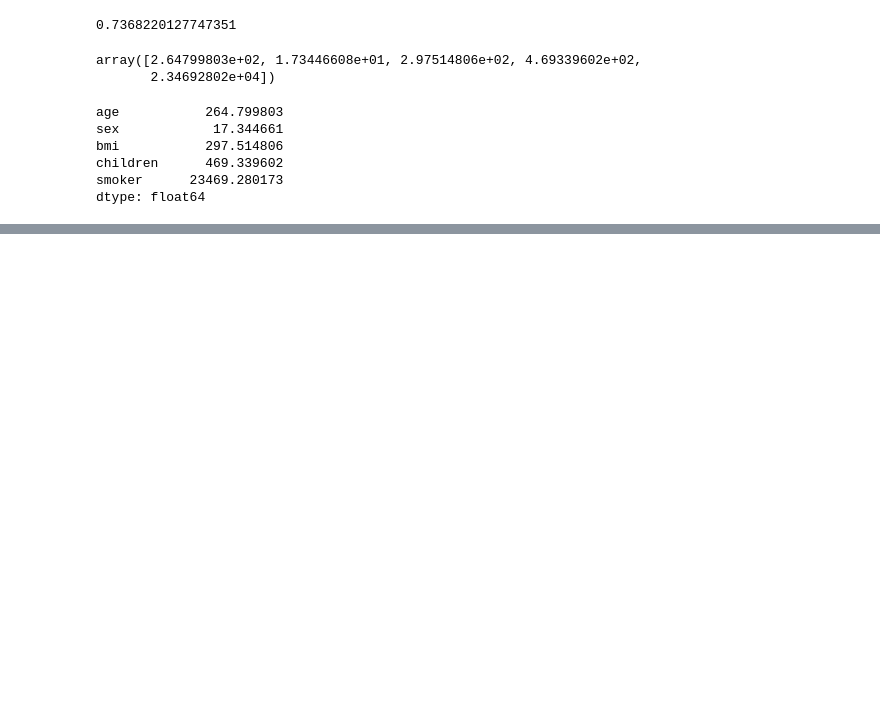
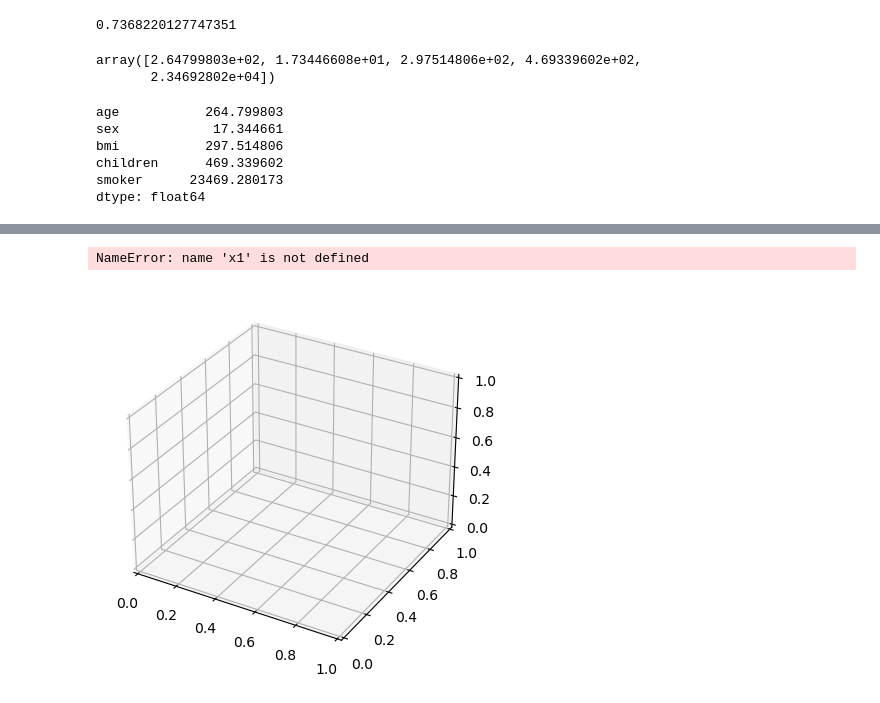
Before and after one commit to haebin-lee/ml-learning, a Jupyter notebook: 04-linear-regression.ipynb, the cells around one changed output, grey strips where cells are left out. Drawn from its saved outputs; the diff is of its cells as text; code cells hidden in the pictures; blank space fills up the shorter version.

```diff
--- a/04.ipynb
+++ b/04-linear-regression.ipynb
@@ -199,0 +202,28 @@ model.intercept_ #y절편
+# %%
+import numpy as np
+import matplotlib.pyplot as plt
+
+# Generating some data for demonstration
+x = np.linspace(0, 10, 100)
+y = 0
+for i in model.coef_ :
+    y += i * np.random.rand(100)
+y += model.intercept_
+
+# Create a 3D plot
+fig = plt.figure()
+ax = fig.add_subplot(111, projection='3d')
+
+# Plot the data points
+ax.scatter(x1, x2, y, color='blue', label='Data Points')
+
+ax.set_xlabel('X1')
+ax.set_ylabel('X2')
+ax.set_zlabel('Y')
+
+plt.title('Multiple Linear Regression')
+plt.legend()
+plt.show()
+# %% [output]
+NameError: name 'x1' is not defined
+[figure, added]
```
Also changed, not shown: parts of 3 cells of this notebook, 11 other files.
